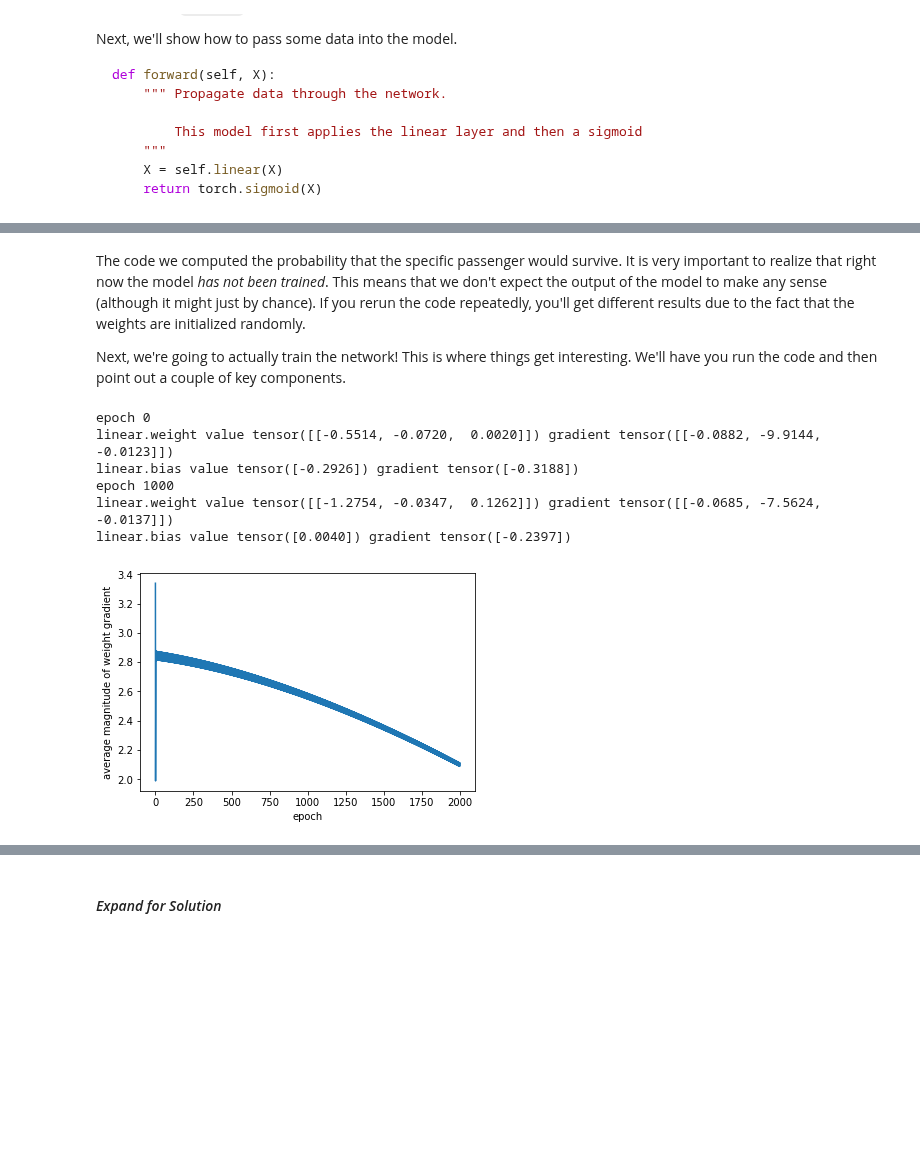
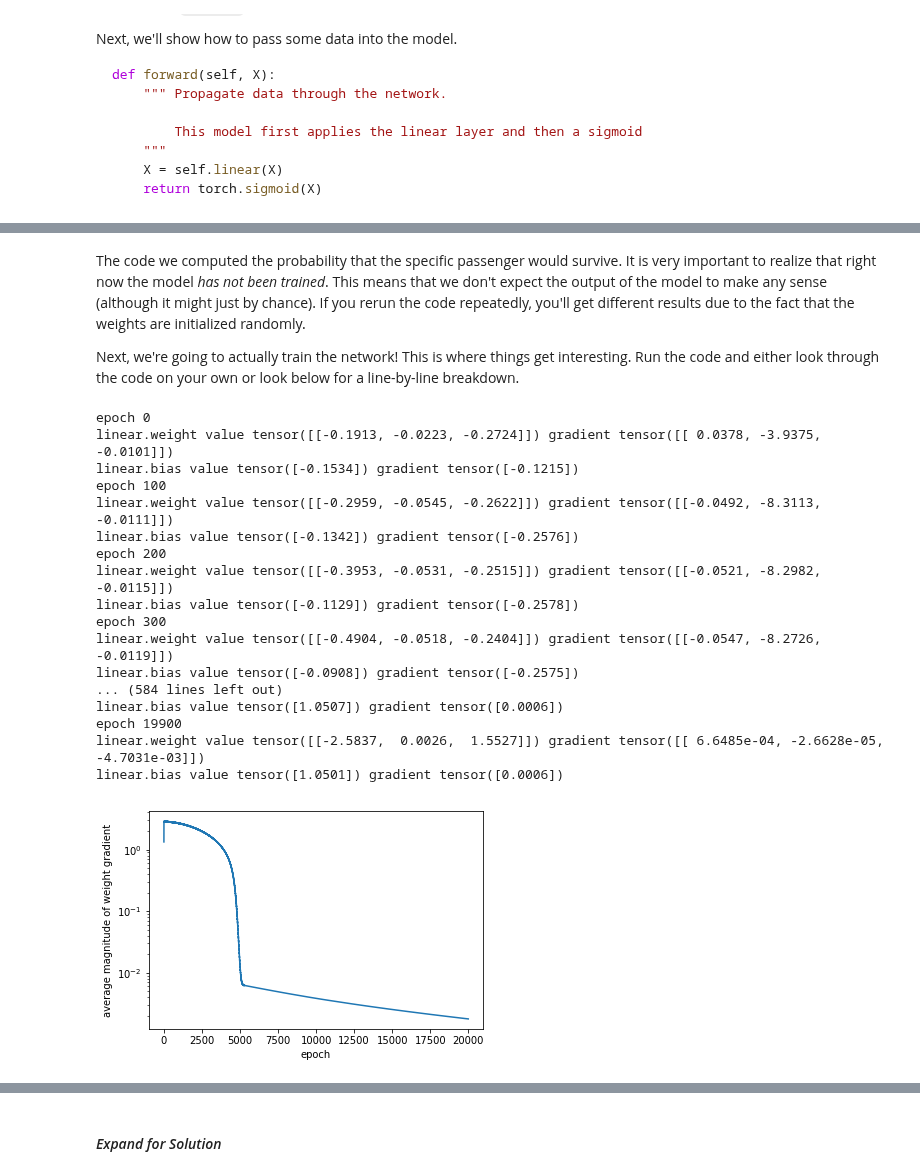
Before and after one commit to mlfa19/assignments, a Jupyter notebook: Module 1/07/Assignment_07_Companion_Pytorch_Titanic.ipynb, the cells around one changed output, grey strips where cells are left out. Drawn from its saved outputs; the diff is of its cells as text; code cells hidden in the pictures; blank space fills up the shorter version.

```diff
--- a/Module 1/07/Assignment_07_Companion_Pytorch_Titanic.ipynb
+++ b/Module 1/07/Assignment_07_Companion_Pytorch_Titanic.ipynb
@@ -159,46 +159,59 @@ tensor([0.0237], grad_fn=<SigmoidBackward>)
 # %% [markdown]
 The code we computed the probability that the specific passenger would survive.  It is very important to realize that right now the model *has not been trained*.  This means that we don't expect the output of the model to make any sense (although it might just by chance).  If you rerun the code repeatedly, you'll get different results due to the fact that the weights are initialized randomly.
 
-Next, we're going to actually train the network!  This is where things get interesting.  We'll have you run the code and then point out a couple of key components.
+Next, we're going to actually train the network!  This is where things get interesting.  Run the code and either look through the code on your own or look below for a line-by-line breakdown.
 # %%
 model_pytorch = LogisticRegressionPytorch()
 model_pytorch.train()
+
 optimizer = torch.optim.SGD(model_pytorch.parameters(), lr=0.01)
 criterion = torch.nn.BCELoss()
 grad_magnitudes = []
 
 X_data = Variable(torch.Tensor(np.array(experiment_1_data)))
 y_data = Variable(torch.Tensor(np.array(experiment_1_outputs)))
-for epoch in range(2000):
+for epoch in range(20000):
     optimizer.zero_grad()
     # Forward pass
     y_pred = model_pytorch(X_data)
     # Compute Loss
     loss = criterion(y_pred, y_data)
     # Backward pass
     loss.backward()
     for name, param in model_pytorch.named_parameters():
         if name == 'linear.weight':
             grad_magnitudes.append(np.abs(param.grad.numpy()).mean())
 
-    if epoch % 1000 == 0:
+    if epoch % 100 == 0:
         print("epoch", epoch)
         for name, param in model_pytorch.named_parameters():
             print(name, "value", param.data, "gradient", param.grad)
     optimizer.step()
 
 import matplotlib.pyplot as plt
 %matplotlib inline
 plt.plot(grad_magnitudes)
 plt.xlabel('epoch')
 plt.ylabel('average magnitude of weight gradient')
+plt.yscale('log')
 plt.show()
 # %% [output]
 epoch 0
-linear.weight value tensor([[-0.5514, -0.0720,  0.0020]]) gradient tensor([[-0.0882, -9.9144, -0.0123]])
-linear.bias value tensor([-0.2926]) gradient tensor([-0.3188])
-epoch 1000
-linear.weight value tensor([[-1.2754, -0.0347,  0.1262]]) gradient tensor([[-0.0685, -7.5624, -0.0137]])
-linear.bias value tensor([0.0040]) gradient tensor([-0.2397])
+linear.weight value tensor([[-0.1913, -0.0223, -0.2724]]) gradient tensor([[ 0.0378, -3.9375, -0.0101]])
+linear.bias value tensor([-0.1534]) gradient tensor([-0.1215])
+epoch 100
+linear.weight value tensor([[-0.2959, -0.0545, -0.2622]]) gradient tensor([[-0.0492, -8.3113, -0.0111]])
+linear.bias value tensor([-0.1342]) gradient tensor([-0.2576])
+epoch 200
+linear.weight value tensor([[-0.3953, -0.0531, -0.2515]]) gradient tensor([[-0.0521, -8.2982, -0.0115]])
+linear.bias value tensor([-0.1129]) gradient tensor([-0.2578])
+epoch 300
+linear.weight value tensor([[-0.4904, -0.0518, -0.2404]]) gradient tensor([[-0.0547, -8.2726, -0.0119]])
+linear.bias value tensor([-0.0908]) gradient tensor([-0.2575])
+... (584 lines left out)
+linear.bias value tensor([1.0507]) gradient tensor([0.0006])
+epoch 19900
+linear.weight value tensor([[-2.5837,  0.0026,  1.5527]]) gradient tensor([[ 6.6485e-04, -2.6628e-05, -4.7031e-03]])
+linear.bias value tensor([1.0501]) gradient tensor([0.0006])
-[figure, old version]
+[figure, new version]
 # %% [markdown]
```
Also changed, not shown: parts of 13 cells of this notebook.
